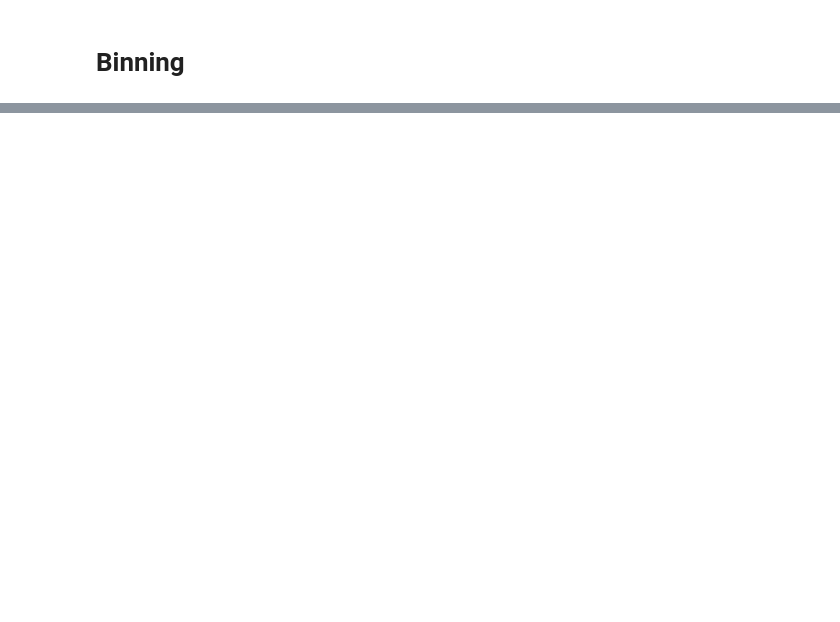
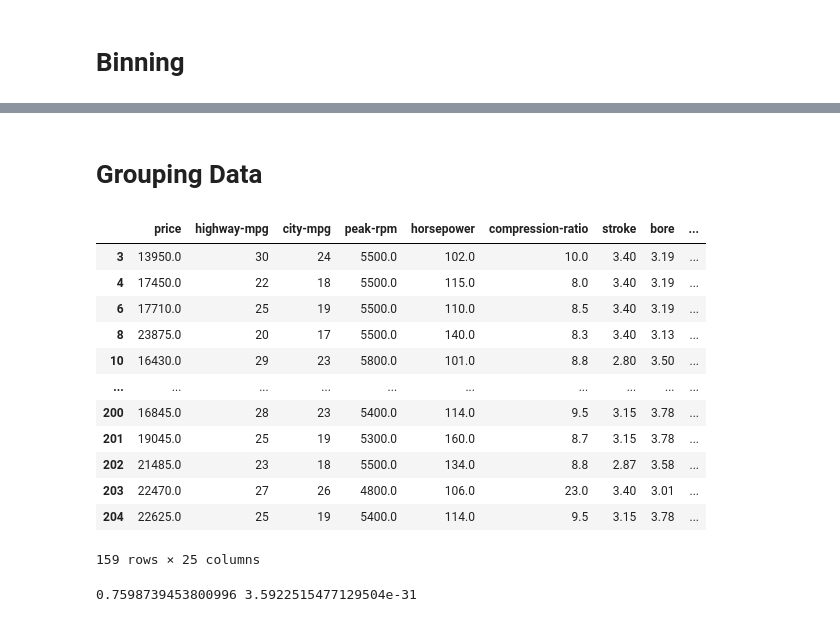
Before and after one commit to sitaram077/Machine_learning_using_PYTHON, a Jupyter notebook: my_data_exploration.ipynb, the cells around one changed output, grey strips where cells are left out. Drawn from its saved outputs; the diff is of its cells as text; code cells hidden in the pictures; blank space fills up the shorter version.

Commit message:
methods to group the data

```diff
--- a/my_data_exploration.ipynb
+++ b/my_data_exploration.ipynb
@@ -3,0 +12,16 @@ url = 'http://archive.ics.uci.edu/ml/machine-learning-databases/autos/imports-85
+# %%
+from ucimlrepo import fetch_ucirepo
+
+# fetch dataset
+automobile = fetch_ucirepo(id=10)
+
+# data (as pandas dataframes)
+X = automobile.data.features
+y = automobile.data.targets
+
+# metadata
+print(automobile.metadata)
+
+# variable information
+print(automobile.variables)
+X.head()
@@ -305,0 +245,2 @@ plt.scatter(x,y)
+# %% [markdown]
+# Grouping Data
@@ -305,0 +263,23 @@ plt.scatter(x,y)
+# %%
+X.dropna()
+# %% [output]
+|  | price | highway-mpg | city-mpg | peak-rpm | horsepower | compression-ratio | stroke | bore | ... |
+| 3 | 13950.0 | 30 | 24 | 5500.0 | 102.0 | 10.0 | 3.40 | 3.19 | ... |
+| 4 | 17450.0 | 22 | 18 | 5500.0 | 115.0 | 8.0 | 3.40 | 3.19 | ... |
+| 6 | 17710.0 | 25 | 19 | 5500.0 | 110.0 | 8.5 | 3.40 | 3.19 | ... |
+| 8 | 23875.0 | 20 | 17 | 5500.0 | 140.0 | 8.3 | 3.40 | 3.13 | ... |
+| 10 | 16430.0 | 29 | 23 | 5800.0 | 101.0 | 8.8 | 2.80 | 3.50 | ... |
+| ... | ... | ... | ... | ... | ... | ... | ... | ... | ... |
+| 200 | 16845.0 | 28 | 23 | 5400.0 | 114.0 | 9.5 | 3.15 | 3.78 | ... |
+| 201 | 19045.0 | 25 | 19 | 5300.0 | 160.0 | 8.7 | 3.15 | 3.78 | ... |
+| 202 | 21485.0 | 23 | 18 | 5500.0 | 134.0 | 8.8 | 2.87 | 3.58 | ... |
+| 203 | 22470.0 | 27 | 26 | 4800.0 | 106.0 | 23.0 | 3.40 | 3.01 | ... |
+| 204 | 22625.0 | 25 | 19 | 5400.0 | 114.0 | 9.5 | 3.15 | 3.78 | ... |
+159 rows × 25 columns
+# %%
+import scipy.stats as stats
+#caluculating the pearson's correlation value
+pearson,p_value=stats.pearsonr(X['horsepower'],X['price'])
+print(pearson,p_value)
+# %% [output]
+0.7598739453800996 3.5922515477129504e-31
```
Also changed, not shown: parts of 18 cells of this notebook, 1 other file.
